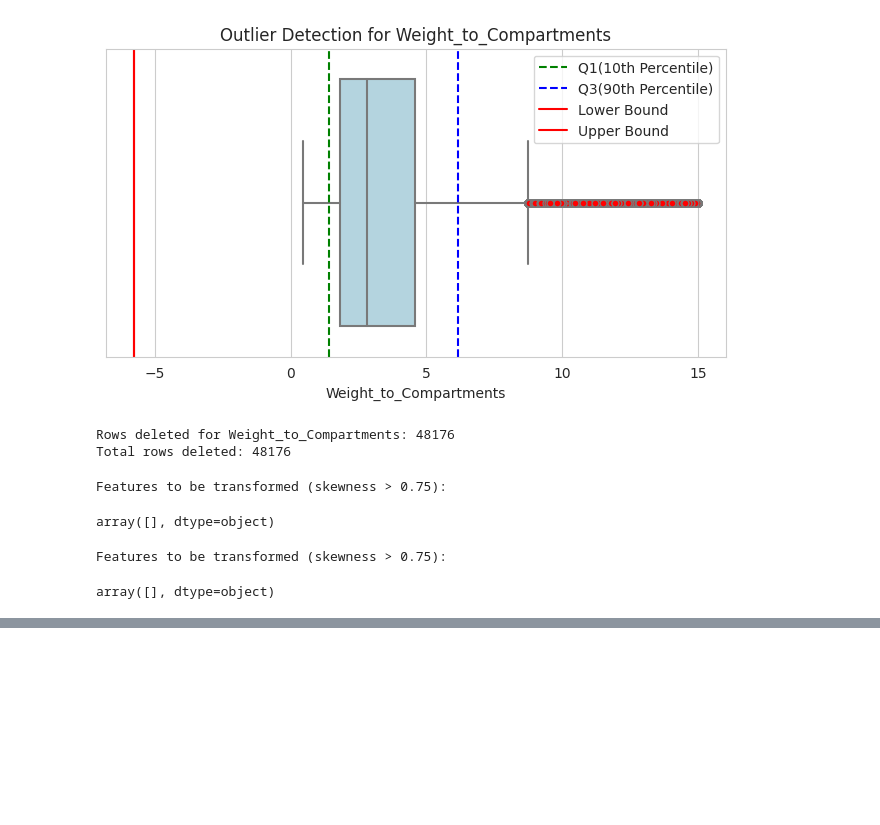
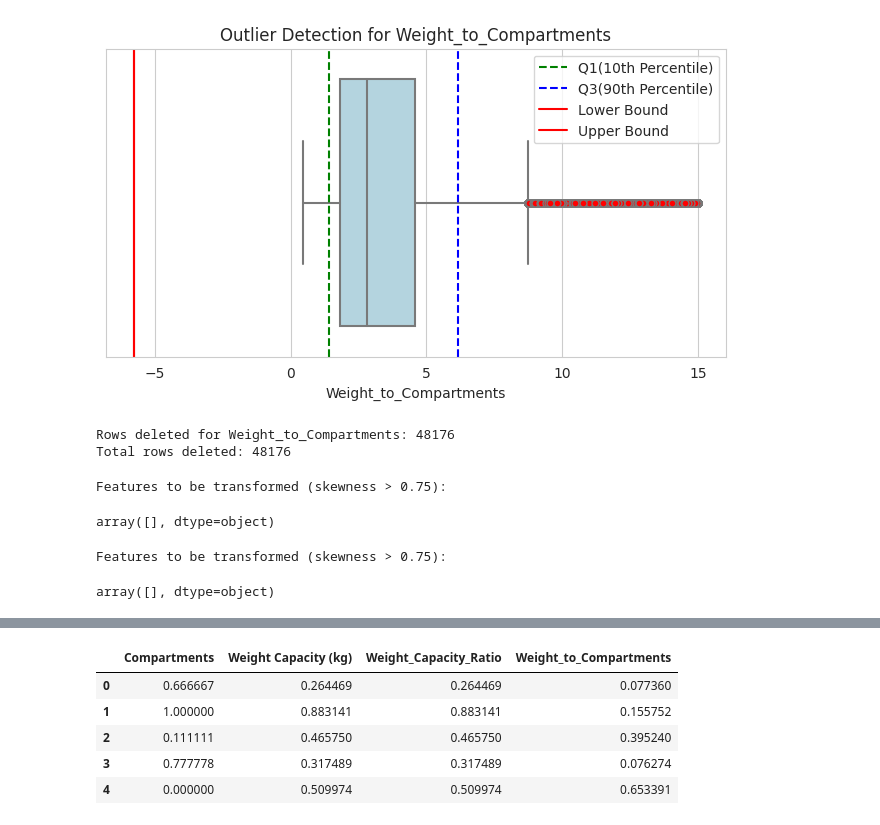
Before and after one commit to nakakonakako/kaggle, a Jupyter notebook: backpack/backpack.ipynb, the cells around one changed output, grey strips where cells are left out. Cells and saved outputs as stored; diff of their text form; code cells hidden in the pictures; blank space fills up the shorter version.

```diff
--- a/backpack/backpack.ipynb
+++ b/backpack/backpack.ipynb
@@ -500,0 +523,25 @@ for feature in skewed_features:
+# %%
+from sklearn.preprocessing import MinMaxScaler
+
+# Initialize MinMaxScaler
+minmax_scaler = MinMaxScaler()
+
+# Fit the scaler on the training data
+minmax_scaler.fit(train_to_scale.drop(["Price"], axis=1))
+
+# Scale the training data
+scaled_data_train = minmax_scaler.transform(train_to_scale.drop(["Price"], axis=1))
+scaled_train_df = pd.DataFrame(scaled_data_train, columns=train_to_scale.drop(["Price"], axis=1).columns)
+
+# Scale the test data using the parameters from the training data
+scaled_data_test = minmax_scaler.transform(test_to_scale)
+scaled_test_df = pd.DataFrame(scaled_data_test, columns=test_to_scale.columns)
+# %%
+scaled_train_df.head()
+# %% [output]
+|  | Compartments | Weight Capacity (kg) | Weight_Capacity_Ratio | Weight_to_Compartments |
+| 0 | 0.666667 | 0.264469 | 0.264469 | 0.077360 |
+| 1 | 1.000000 | 0.883141 | 0.883141 | 0.155752 |
+| 2 | 0.111111 | 0.465750 | 0.465750 | 0.395240 |
+| 3 | 0.777778 | 0.317489 | 0.317489 | 0.076274 |
+| 4 | 0.000000 | 0.509974 | 0.509974 | 0.653391 |
```
Also changed, not shown: parts of 2 cells of this notebook.
